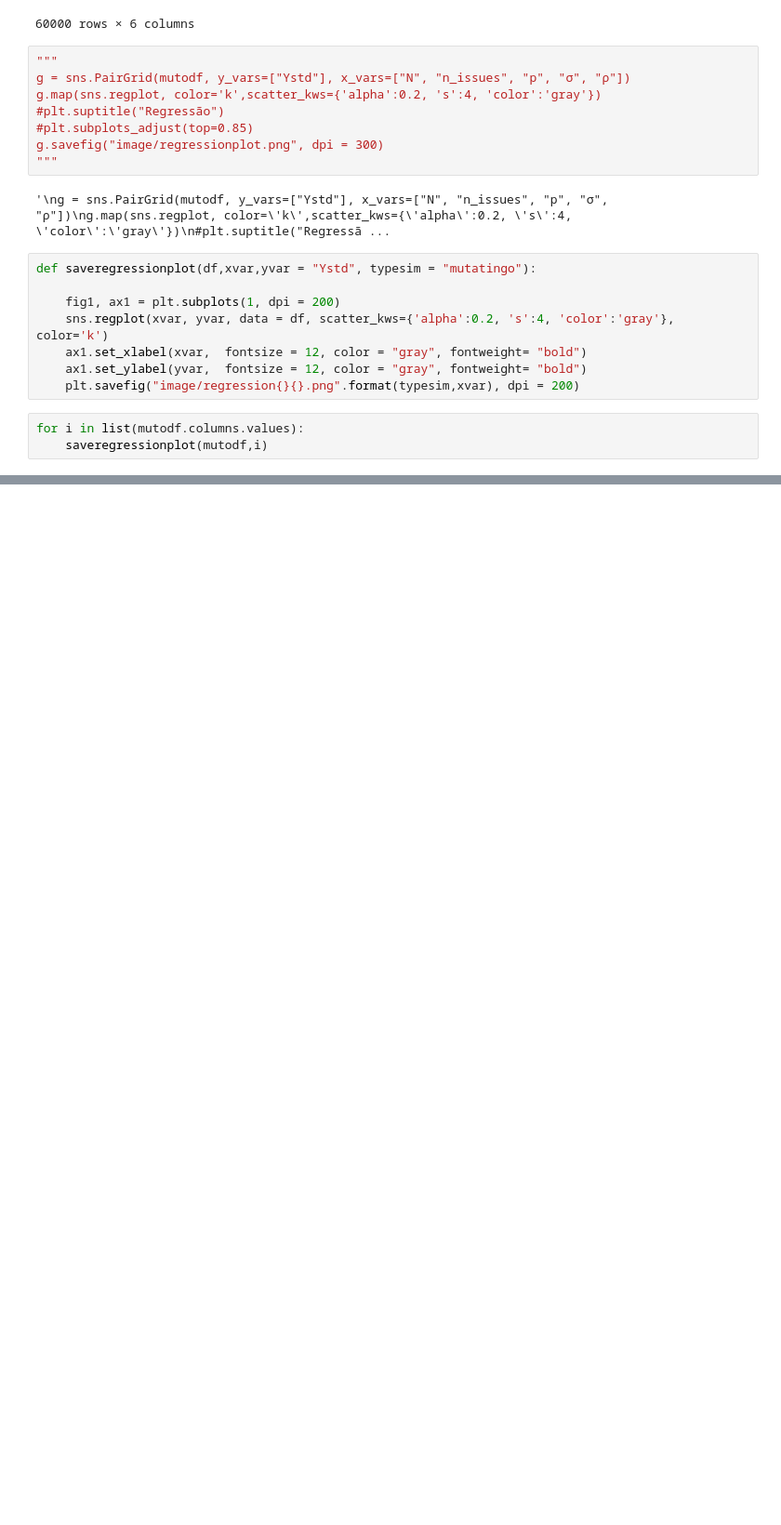
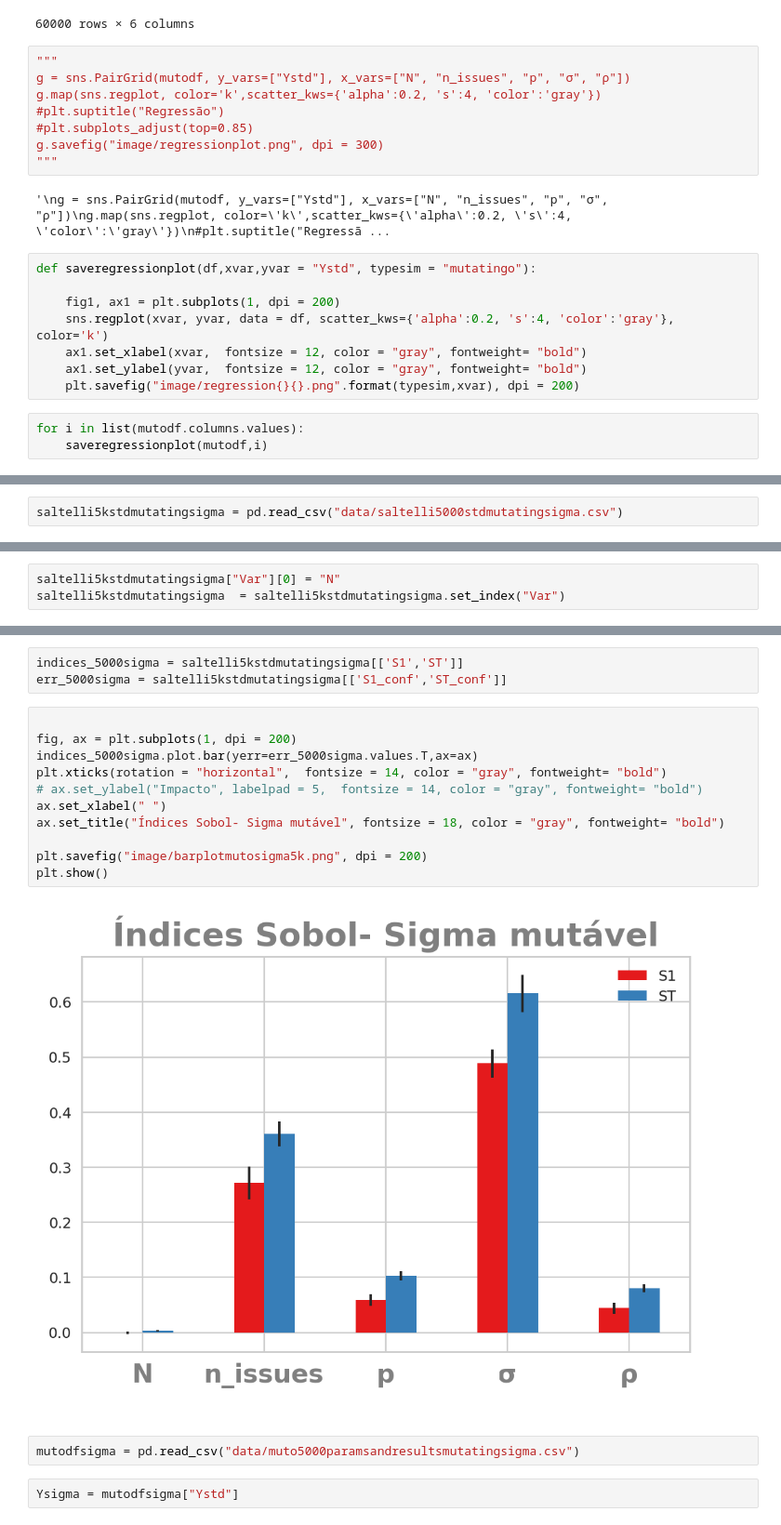
Before and after one commit to marcelovmaciel/Projeto, a Jupyter notebook: simulation-analysis/saltelliplots.ipynb, the cells around one changed output, grey strips where cells are left out. Shown at 93% size. Saved outputs shown, nothing was run; the diff lists cells and outputs as text; blank space fills up the shorter version.

```diff
--- a/simulation-analysis/saltelliplots.ipynb
+++ b/simulation-analysis/saltelliplots.ipynb
@@ -132,0 +107,2 @@ for i in list(mutodf.columns.values):
+# %%
+saltelli5kstdmutatingsigma = pd.read_csv("data/saltelli5000stdmutatingsigma.csv")
@@ -132,0 +118,3 @@ for i in list(mutodf.columns.values):
+# %%
+saltelli5kstdmutatingsigma["Var"][0] = "N"
+saltelli5kstdmutatingsigma  = saltelli5kstdmutatingsigma.set_index("Var")
@@ -132,0 +136,20 @@ for i in list(mutodf.columns.values):
+# %%
+indices_5000sigma = saltelli5kstdmutatingsigma[['S1','ST']]
+err_5000sigma = saltelli5kstdmutatingsigma[['S1_conf','ST_conf']]
+# %%
+
+fig, ax = plt.subplots(1, dpi = 200)
+indices_5000sigma.plot.bar(yerr=err_5000sigma.values.T,ax=ax)
+plt.xticks(rotation = "horizontal",  fontsize = 14, color = "gray", fontweight= "bold")
+# ax.set_ylabel("Impacto", labelpad = 5,  fontsize = 14, color = "gray", fontweight= "bold")
+ax.set_xlabel(" ")
+ax.set_title("Índices Sobol- Sigma mutável", fontsize = 18, color = "gray", fontweight= "bold")
+
+plt.savefig("image/barplotmutosigma5k.png", dpi = 200)
+plt.show()
+# %% [output]
+[figure, added]
+# %%
+mutodfsigma = pd.read_csv("data/muto5000paramsandresultsmutatingsigma.csv")
+# %%
+Ysigma = mutodfsigma["Ystd"]
```
Also changed, not shown: parts of 19 cells of this notebook, 4 other files.
